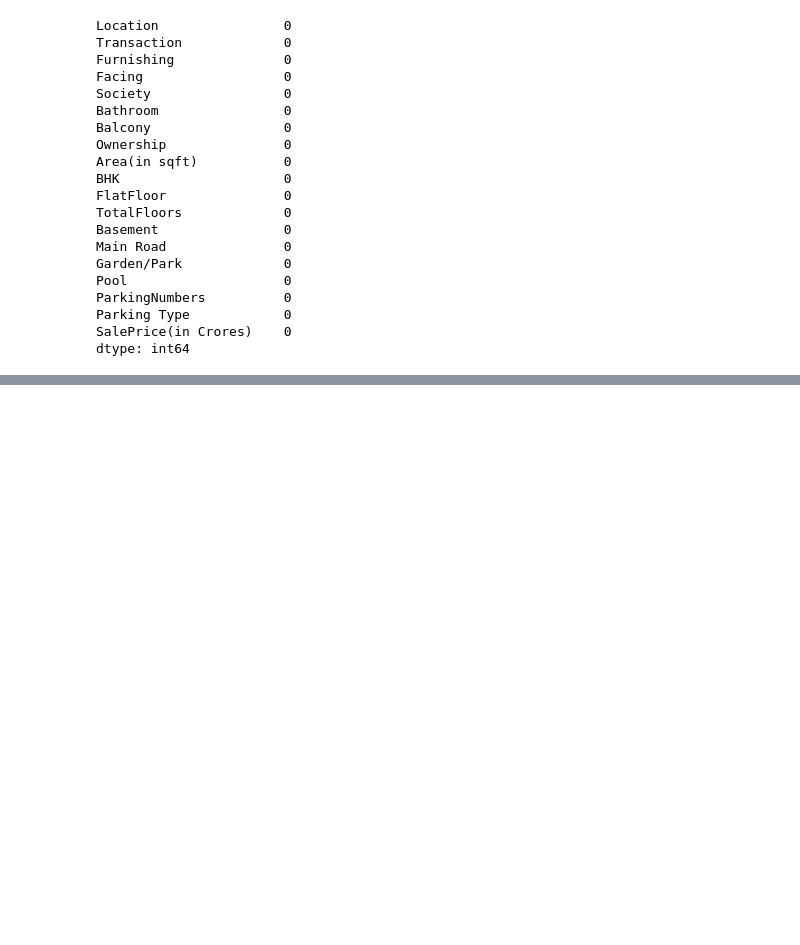
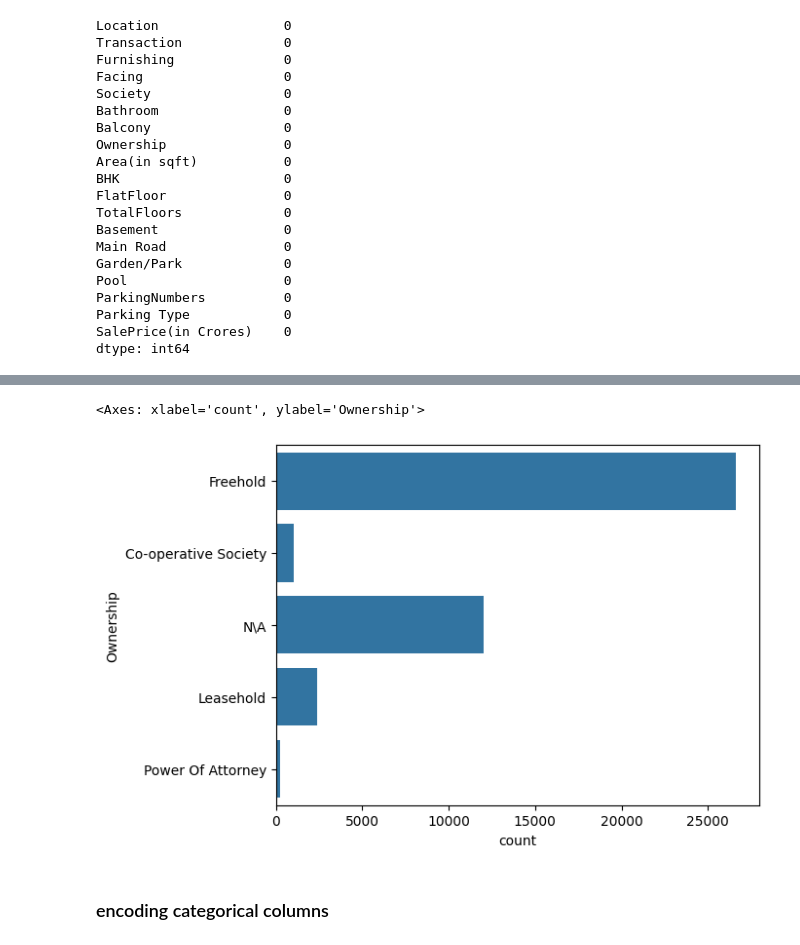
Before and after one commit to Rahul5021/FlatPricePrediction, a Jupyter notebook: eda.ipynb, the cells around one changed output, grey strips where cells are left out. Cells and saved outputs as stored; diff of their text form; code cells hidden in the pictures; blank space fills up the shorter version.

```diff
--- a/eda.ipynb
+++ b/eda.ipynb
@@ -467,0 +514,2 @@ df_copy.to_csv('D:\Data Science\Projects\FlatPricePrediction\data\eda.csv', inde
+# %%
+df_copy.reset_index(drop=True, inplace=True)
@@ -467,0 +528,7 @@ df_copy.to_csv('D:\Data Science\Projects\FlatPricePrediction\data\eda.csv', inde
+# %%
+sns.countplot(df_copy['Ownership'])
+# %% [output]
+<Axes: xlabel='count', ylabel='Ownership'>
+[figure, added]
+# %% [markdown]
+### encoding categorical columns
```
Also changed, not shown: parts of 26 cells of this notebook.
